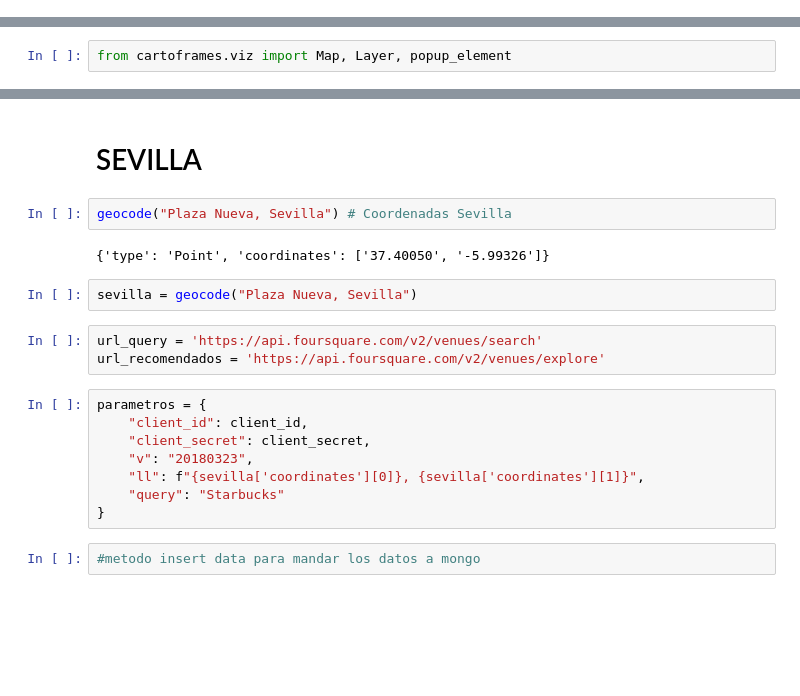
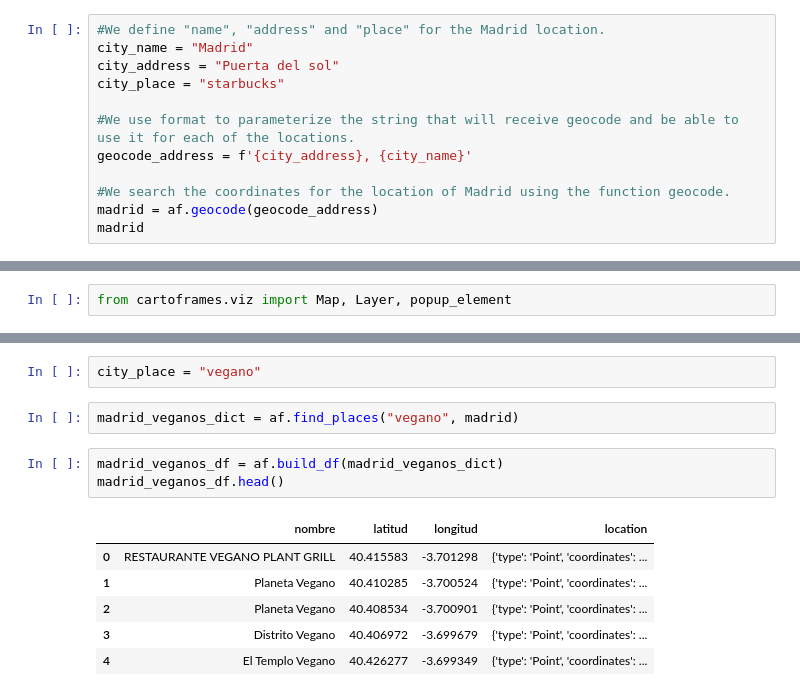
Before and after one commit to AnaWalsh/Office_locator, a Jupyter notebook: GEO.ipynb, the cells around one changed output, grey strips where cells are left out. Drawn from its saved outputs; the diff is of its cells as text; blank space fills up the shorter version.

```diff
--- a/GEO.ipynb
+++ b/GEO.ipynb
@@ -33,0 +22,12 @@ madrid = geocode("Puerta del Sol, Madrid")
+# %%
+#We define "name", "address" and "place" for the Madrid location.
+city_name = "Madrid"
+city_address = "Puerta del sol"
+city_place = "starbucks"
+
+#We use format to parameterize the string that will receive geocode and be able to use it for each of the locations.
+geocode_address = f'{city_address}, {city_name}'
+
+#We search the coordinates for the location of Madrid using the function geocode.
+madrid = af.geocode(geocode_address)
+madrid
@@ -216,23 +85,16 @@ Map(Layer(gdf, "color:green", popup_hover=[popup_element("nombre", "Starbucks en
 # %% [output]
 <cartoframes.viz.map.Map at 0x...>
-# %% [markdown]
-# SEVILLA
-# %%
-geocode("Plaza Nueva, Sevilla") # Coordenadas Sevilla
-# %% [output]
-{'type': 'Point', 'coordinates': ['37.40050', '-5.99326']}
-# %%
-sevilla = geocode("Plaza Nueva, Sevilla")
-# %%
-url_query = 'https://api.foursquare.com/v2/venues/search'
-url_recomendados = 'https://api.foursquare.com/v2/venues/explore'
-# %%
-parametros = {
-    "client_id": client_id,
-    "client_secret": client_secret,
-    "v": "20180323",
-    "ll": f"{sevilla['coordinates'][0]}, {sevilla['coordinates'][1]}",
-    "query": "Starbucks"
-}
-# %%
-#metodo insert data para mandar los datos a mongo
+# %%
+city_place = "vegano"
+# %%
+madrid_veganos_dict = af.find_places("vegano", madrid)
+# %%
+madrid_veganos_df = af.build_df(madrid_veganos_dict)
+madrid_veganos_df.head()
+# %% [output]
+|  | nombre | latitud | longitud | location |
+| 0 | RESTAURANTE VEGANO PLANT GRILL | 40.415583 | -3.701298 | {'type': 'Point', 'coordinates': ... |
+| 1 | Planeta Vegano | 40.410285 | -3.700524 | {'type': 'Point', 'coordinates': ... |
+| 2 | Planeta Vegano | 40.408534 | -3.700901 | {'type': 'Point', 'coordinates': ... |
+| 3 | Distrito Vegano | 40.406972 | -3.699679 | {'type': 'Point', 'coordinates': ... |
+| 4 | El Templo Vegano | 40.426277 | -3.699349 | {'type': 'Point', 'coordinates': ... |
```
Also changed, not shown: parts of 61 cells of this notebook, 7 other files.
